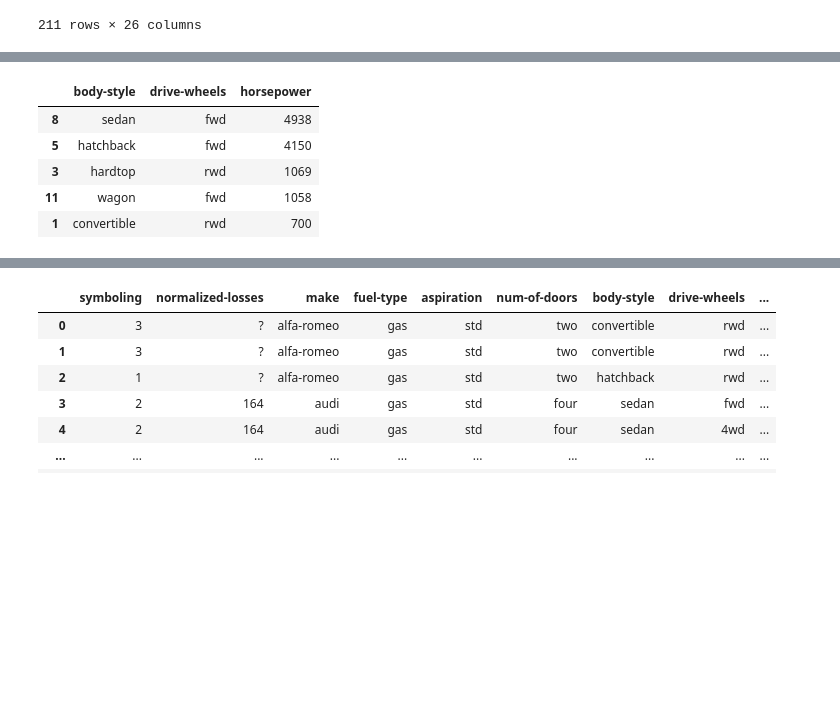
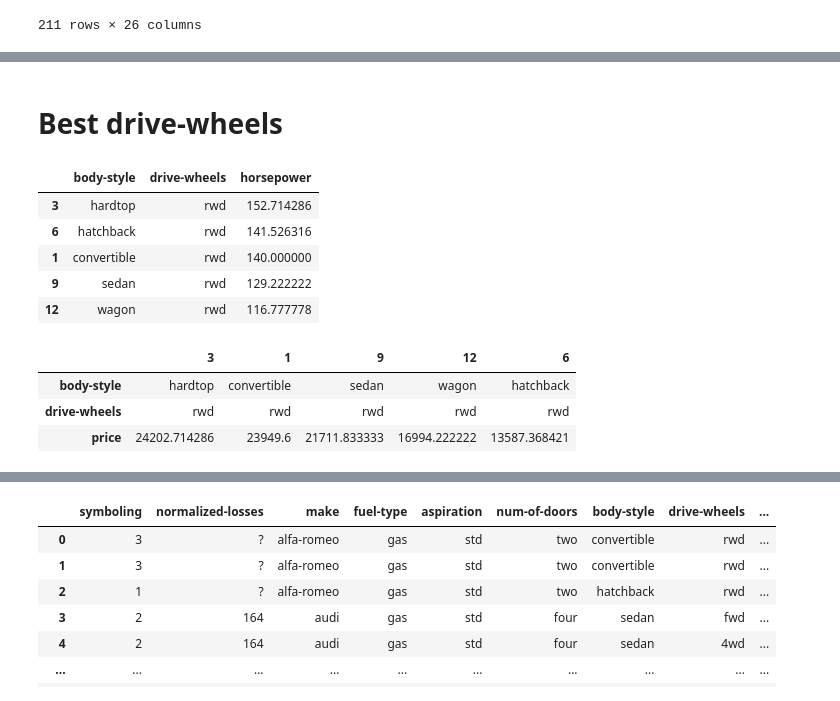
Before and after one commit to mhandihadjadene-blip/intial_commit, a Jupyter notebook: numpy-pandas-seaborn.ipynb, the cells around one changed output, grey strips where cells are left out. Saved outputs shown, nothing was run; the diff lists cells and outputs as text; code cells hidden in the pictures; blank space fills up the shorter version.

```diff
--- a/numpy-pandas-seaborn.ipynb
+++ b/numpy-pandas-seaborn.ipynb
@@ -351,13 +174,26 @@ concat_convertible_tail_level0
+# %% [markdown]
+# Best drive-wheels
 # %%
 horspower_series = cars[['body-style','drive-wheels','horsepower']]
 horspower_series['horsepower']= horspower_series['horsepower'].str.replace('?','80')
 horspower_series['horsepower']= horspower_series['horsepower'].astype(int)
-
-horspower_series.groupby(['body-style','drive-wheels'])['horsepower'].sum().reset_index().sort_values('horsepower',ascending=False).drop_duplicates(subset='body-style',keep='first')
+result = horspower_series.groupby(['body-style','drive-wheels'])['horsepower'].mean().reset_index().sort_values('horsepower', ascending=False).drop_duplicates(subset='body-style',keep='first')
+result.info()
 # %% [output]
 |  | body-style | drive-wheels | horsepower |
-| 8 | sedan | fwd | 4938 |
-| 5 | hatchback | fwd | 4150 |
-| 3 | hardtop | rwd | 1069 |
-| 11 | wagon | fwd | 1058 |
-| 1 | convertible | rwd | 700 |
+| 3 | hardtop | rwd | 152.714286 |
+| 6 | hatchback | rwd | 141.526316 |
+| 1 | convertible | rwd | 140.000000 |
+| 9 | sedan | rwd | 129.222222 |
+| 12 | wagon | rwd | 116.777778 |
+# %%
+price_series = cars[['body-style','drive-wheels','price']]
+price_series['price']= price_series['price'].str.replace('?','80')
+price_series['price']= price_series['price'].astype(float)
+price_mean = price_series.groupby(['body-style','drive-wheels'])['price'].mean().reset_index().sort_values('price', ascending=False).drop_duplicates(subset='body-style',keep='first')
+price_mean.transpose()
+# %% [output]
+|  | 3 | 1 | 9 | 12 | 6 |
+| body-style | hardtop | convertible | sedan | wagon | hatchback |
+| drive-wheels | rwd | rwd | rwd | rwd | rwd |
+| price | 24202.714286 | 23949.6 | 21711.833333 | 16994.222222 | 13587.368421 |
```
Also changed, not shown: parts of 30 cells of this notebook.
